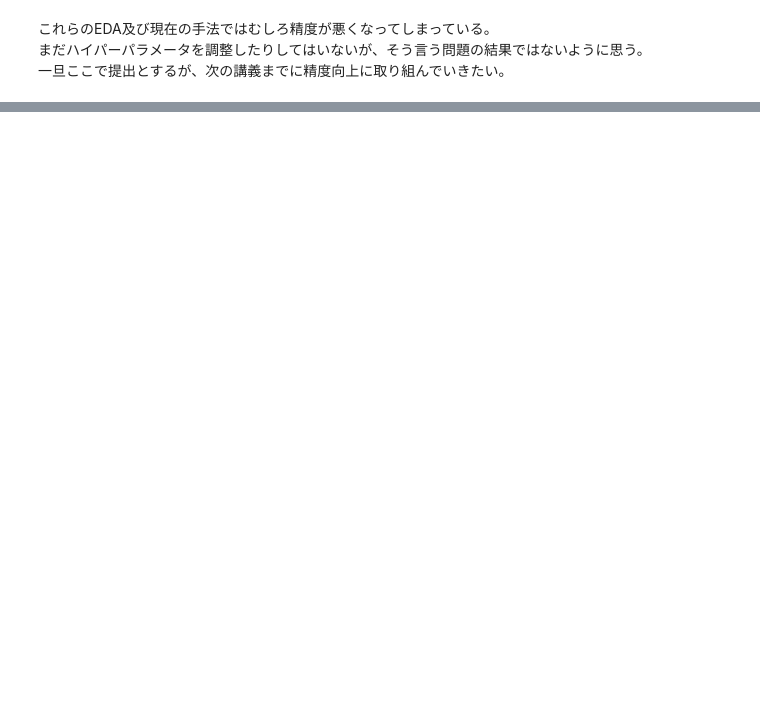
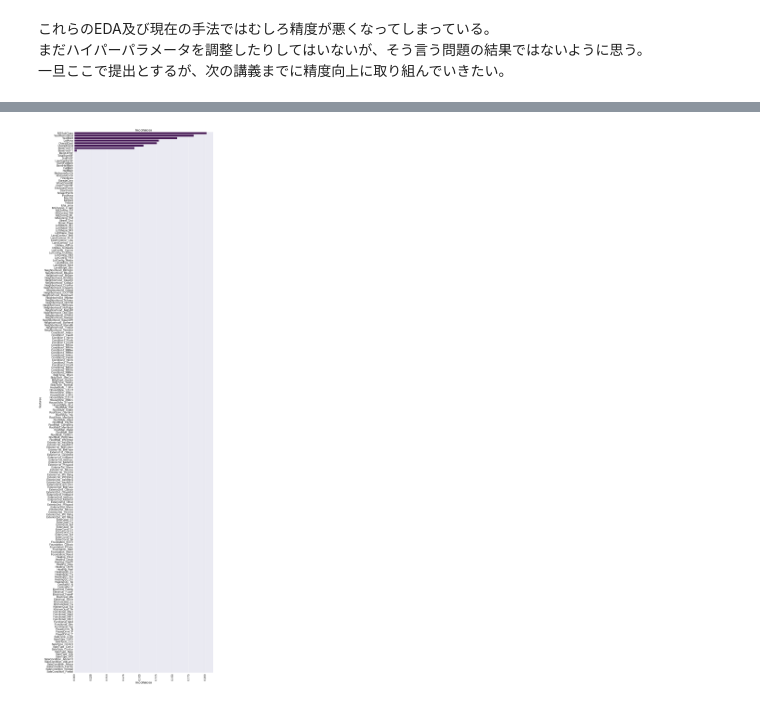
Before and after one commit to shota1201/diveintocode-ml, a Jupyter notebook: DIVE_INTO_CODE/python/week4/week4-2_preprob.ipynb, the cells around one changed output, grey strips where cells are left out. Saved outputs shown, nothing was run; the diff lists cells and outputs as text; code cells hidden in the pictures; blank space fills up the shorter version.

```diff
--- a/DIVE_INTO_CODE/python/week4/week4-2_preprob.ipynb
+++ b/DIVE_INTO_CODE/python/week4/week4-2_preprob.ipynb
@@ -681,0 +785,4 @@ result_df2
+# %%
+# 欠損値なくなったので再度学習・評価
+train_ver2.fillna(train_ver2.mean(), inplace=True)
+train_ver2.max()
@@ -681,0 +800,3 @@ result_df2
+# %%
+train_ver3 = train_ver2.reset_index(drop=True)
+train_ver3
@@ -681,0 +817,2 @@ result_df2
+# %%
+train_ver3[train_ver3['TotalBsmtSF'] == float('-inf')] = 0
@@ -681,0 +835,3 @@ result_df2
+# %%
+result_df3, dt_importance, rf_importance = all_regression(train_ver3)
+result_df3
@@ -681,0 +848,15 @@ result_df2
+# %%
+train_feat = list(train.columns)
+train_feat.remove('SalePrice')
+result = pd.DataFrame([rf_importance, train_feat]).T
+result.columns = ['importances', 'features']
+result.sort_values(by='importances', ascending=False, inplace=True)
+
+plt.figure(figsize=(20,80))
+plt.title('Importances')
+# plt.rcParams['font.size']=10
+sns.barplot(y=result['features'], x=result['importances'], palette='viridis')
+plt.xticks(rotation=90)
+plt.show()
+# %% [output]
+[figure, added]
```
Also changed, not shown: parts of 25 cells of this notebook.
